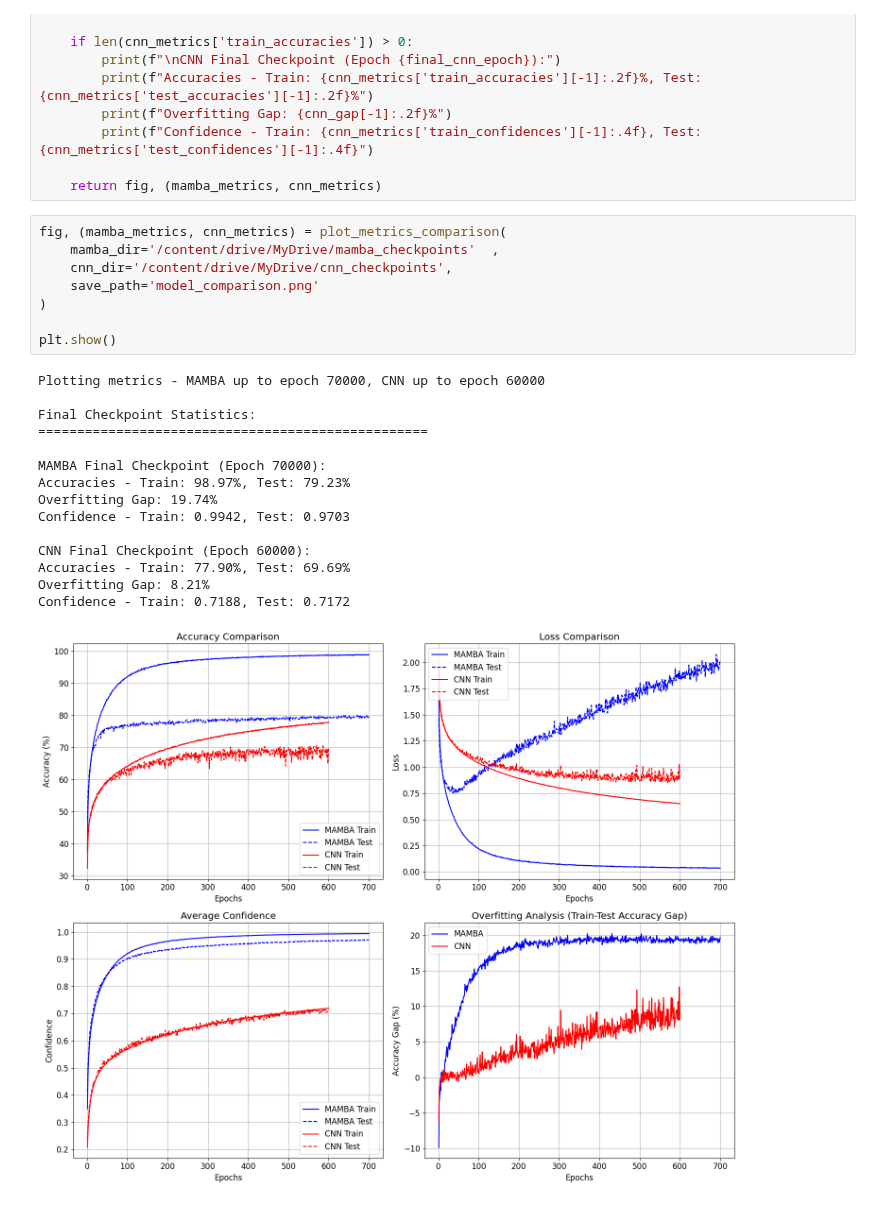
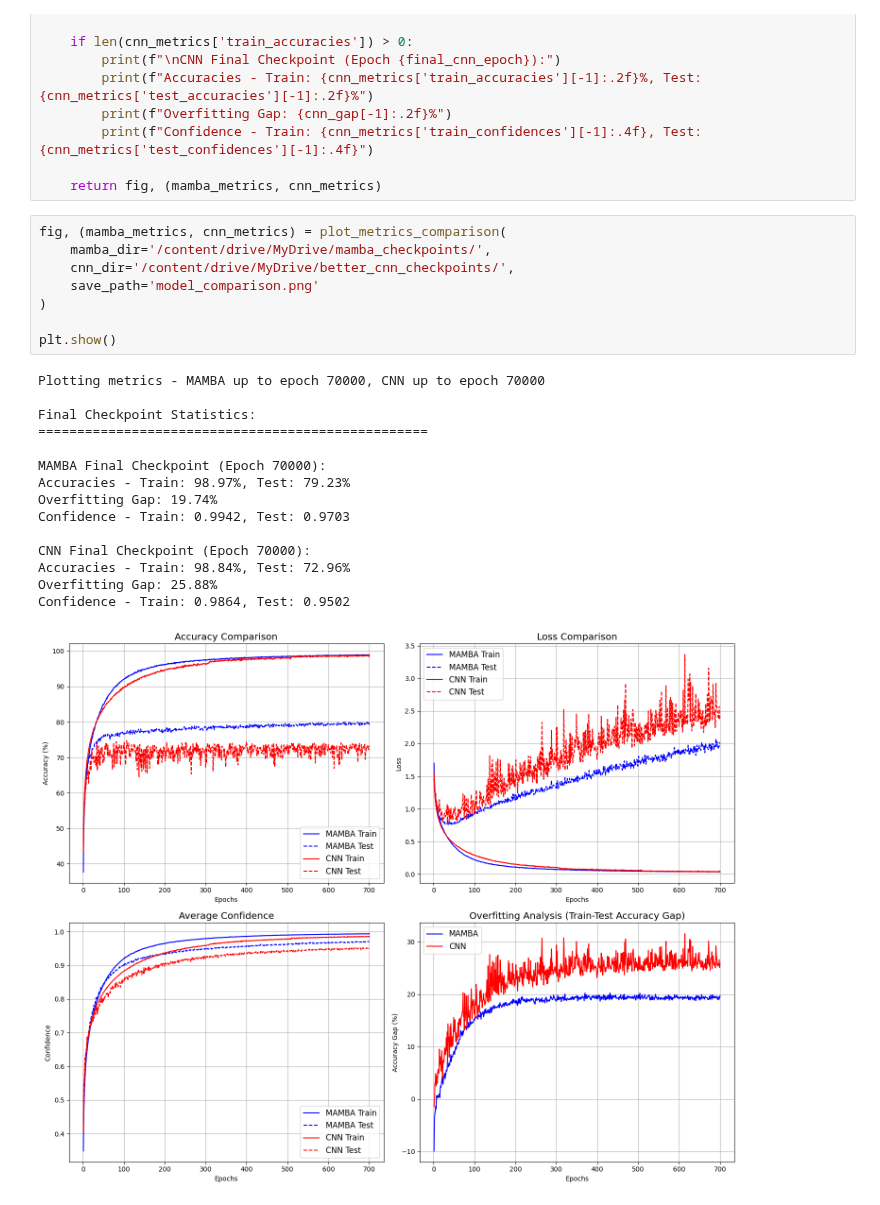
Before and after one commit to BarisAtik/MAMBARIS, a Jupyter notebook: notebooks/Compare_metrics.ipynb, the cells around one changed output. Drawn from its saved outputs; the diff is of its cells as text.

```diff
--- a/notebooks/Compare_metrics.ipynb
+++ b/notebooks/Compare_metrics.ipynb
@@ -130,25 +130,25 @@ def plot_metrics_comparison(mamba_dir='mamba_checkpoints',
     return fig, (mamba_metrics, cnn_metrics)
 # %%
 fig, (mamba_metrics, cnn_metrics) = plot_metrics_comparison(
-    mamba_dir='/content/drive/MyDrive/mamba_checkpoints'  ,
-    cnn_dir='/content/drive/MyDrive/cnn_checkpoints',
+    mamba_dir='/content/drive/MyDrive/mamba_checkpoints/',
+    cnn_dir='/content/drive/MyDrive/better_cnn_checkpoints/',
     save_path='model_comparison.png'
 )
 
 plt.show()
 # %% [output]
-Plotting metrics - MAMBA up to epoch 70000, CNN up to epoch 60000
+Plotting metrics - MAMBA up to epoch 70000, CNN up to epoch 70000
 
 Final Checkpoint Statistics:
 ==================================================
 
 MAMBA Final Checkpoint (Epoch 70000):
 Accuracies - Train: 98.97%, Test: 79.23%
 Overfitting Gap: 19.74%
 Confidence - Train: 0.9942, Test: 0.9703
 
-CNN Final Checkpoint (Epoch 60000):
-Accuracies - Train: 77.90%, Test: 69.69%
-Overfitting Gap: 8.21%
-Confidence - Train: 0.7188, Test: 0.7172
+CNN Final Checkpoint (Epoch 70000):
+Accuracies - Train: 98.84%, Test: 72.96%
+Overfitting Gap: 25.88%
+Confidence - Train: 0.9864, Test: 0.9502
-[figure, old version]
+[figure, new version]
```
